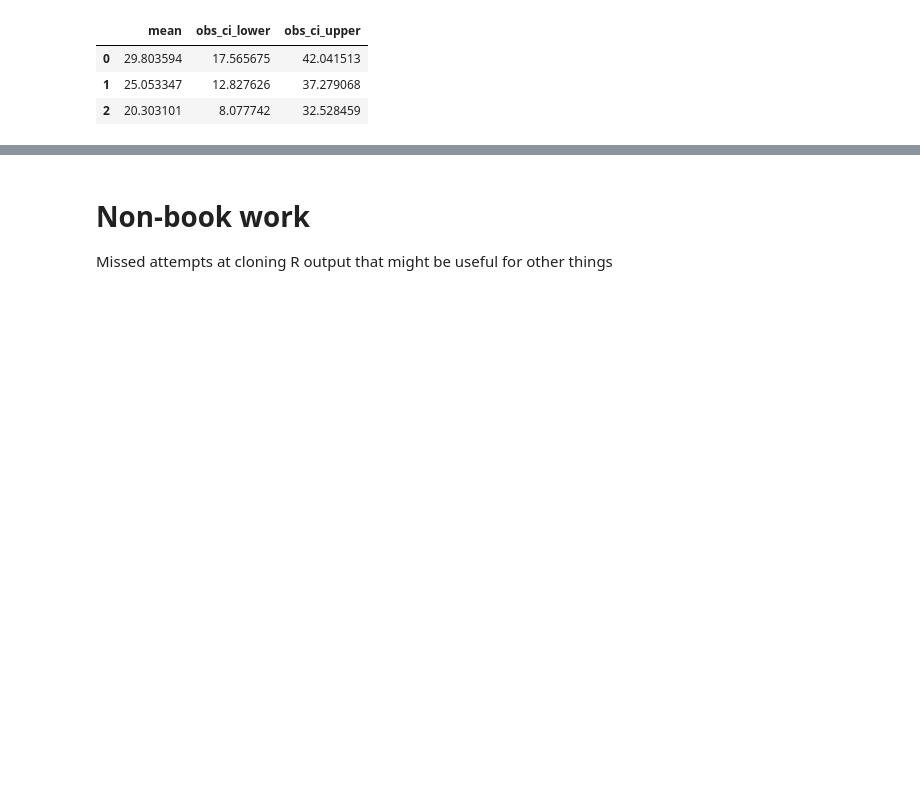
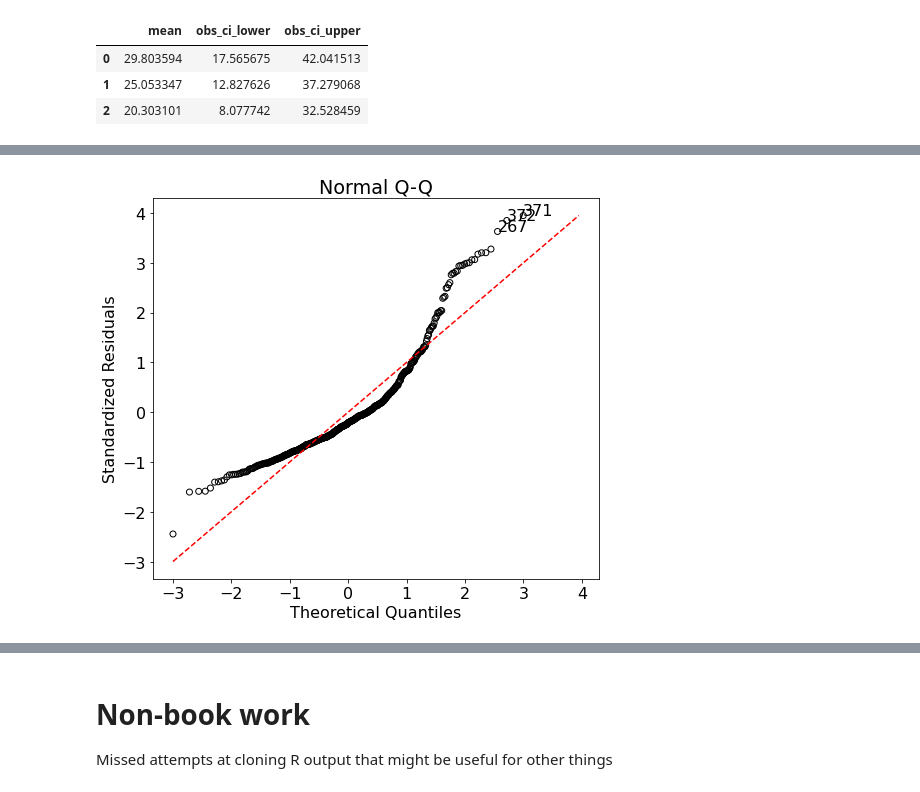
Before and after one commit to bkdevart/islr2, a Jupyter notebook: python/islr2_3.ipynb, the cells around one changed output, grey strips where cells are left out. Cells and saved outputs as stored; diff of their text form; code cells hidden in the pictures; blank space fills up the shorter version.

```diff
--- a/python/islr2_3.ipynb
+++ b/python/islr2_3.ipynb
@@ -156,0 +210,26 @@ sm_model.get_prediction(sm.add_constant([5, 10, 15])).summary_frame()[['mean', '
+# %%
+def normal_q_q(results):
+    sorted_student_residuals = pd.Series(results.get_influence().resid_studentized_internal)
+    sorted_student_residuals.index = results.resid.index
+    sorted_student_residuals = sorted_student_residuals.sort_values(ascending = True)
+    df = pd.DataFrame(sorted_student_residuals)
+    df.columns = ['sorted_student_residuals']
+    df['theoretical_quantiles'] = stats.probplot(df['sorted_student_residuals'], dist = 'norm', fit = False)[0]
+    rankings = abs(df['sorted_student_residuals']).sort_values(ascending = False)
+    top3 = rankings[:3]
+
+    fig, ax = plt.subplots()
+    x = df['theoretical_quantiles']
+    y = df['sorted_student_residuals']
+    ax.scatter(x,y, edgecolor = 'k',facecolor = 'none')
+    ax.set_title('Normal Q-Q')
+    ax.set_ylabel('Standardized Residuals')
+    ax.set_xlabel('Theoretical Quantiles')
+    ax.plot([np.min([x,y]),np.max([x,y])],[np.min([x,y]),np.max([x,y])], color = 'r', ls = '--')
+    for val in top3.index:
+        ax.annotate(val,xy=(df['theoretical_quantiles'].loc[val],df['sorted_student_residuals'].loc[val]))
+    plt.show()
+
+normal_q_q(results)
+# %% [output]
+[figure, added]
```
Also changed, not shown: parts of 15 cells of this notebook, 2 other files.
